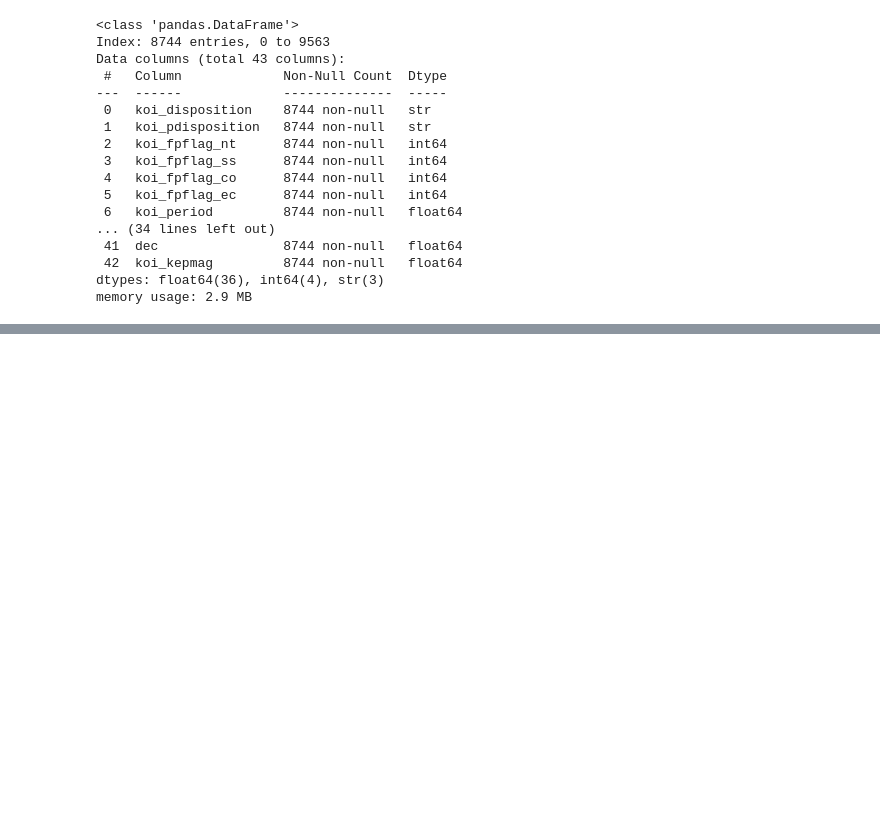
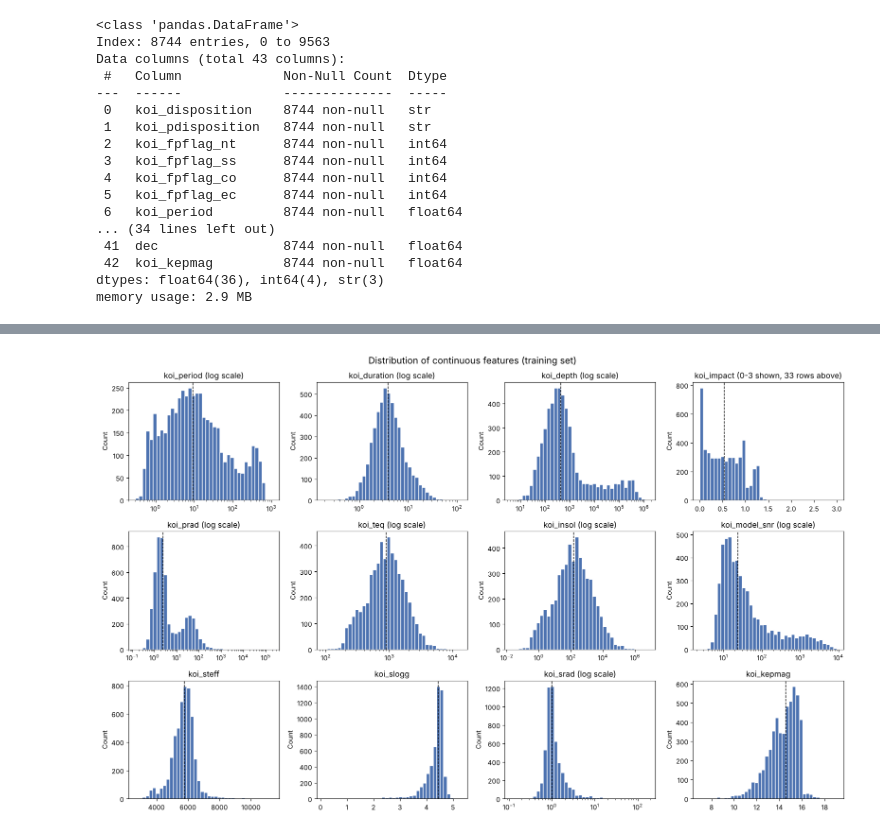
Before and after one commit to ayoajimuda/machine-learning, a Jupyter notebook: notebooks/clas/exoplanet_search.ipynb, the cells around one changed output, grey strips where cells are left out. Drawn from its saved outputs; the diff is of its cells as text; code cells hidden in the pictures; blank space fills up the shorter version.

```diff
--- a/notebooks/clas/exoplanet_search.ipynb
+++ b/notebooks/clas/exoplanet_search.ipynb
@@ -159,0 +225,14 @@ unique_values =
+# %%
+continuous = ["koi_period", "koi_duration", "koi_depth", "koi_impact", "koi_prad", "koi_teq",
+              "koi_insol", "koi_model_snr", "koi_steff", "koi_slogg", "koi_srad", "koi_kepmag"]
+
+summary = train[continuous].describe().T
+summary["median"] = train[continuous].median()
+summary["skew"] = train[continuous].skew()
+
+q1, q3 = train[continuous].quantile(0.25), train[continuous].quantile(0.75)
+iqr = q3 - q1
+outside = (train[continuous] < q1 - 1.5 * iqr) | (train[continuous] > q3 + 1.5 * iqr)
+summary["outliers %"] = outside.mean() * 100
+
+summary[["mean", "median", "std", "min", "max", "skew", "outliers %"]].round(2)
@@ -159,0 +257,26 @@ unique_values =
+# %%
+log_scale = ["koi_period", "koi_duration", "koi_depth", "koi_prad", "koi_teq", "koi_insol", "koi_model_snr", "koi_srad"]
+
+fig, axes = plt.subplots(3, 4, figsize=(16, 10))
+for ax, col in zip(axes.flat, continuous):
+    values = train[col]
+    if col in log_scale:
+        values = values[values > 0]
+        bins = np.logspace(np.log10(values.min()), np.log10(values.max()), 40)
+        ax.hist(values, bins=bins, color="#4C72B0", edgecolor="white")
+        ax.set_xscale("log")
+        ax.set_title(f"{col} (log scale)")
+    elif col == "koi_impact":
+        # a handful of values reach 100, so zoom to 0-3 where almost all the data lie
+        ax.hist(values, bins=np.linspace(0, 3, 40), color="#4C72B0", edgecolor="white")
+        ax.set_title(f"koi_impact (0-3 shown, {(values > 3).sum()} rows above)")
+    else:
+        ax.hist(values, bins=40, color="#4C72B0", edgecolor="white")
+        ax.set_title(col)
+    ax.axvline(train[col].median(), color="black", linestyle="--", linewidth=1)
+    ax.set_ylabel("Count")
+plt.suptitle("Distribution of continuous features (training set)", fontsize=14)
+plt.tight_layout()
+plt.show()
+# %% [output]
+[figure, added]
```
Also changed, not shown: parts of 87 cells of this notebook, 3 other files.
